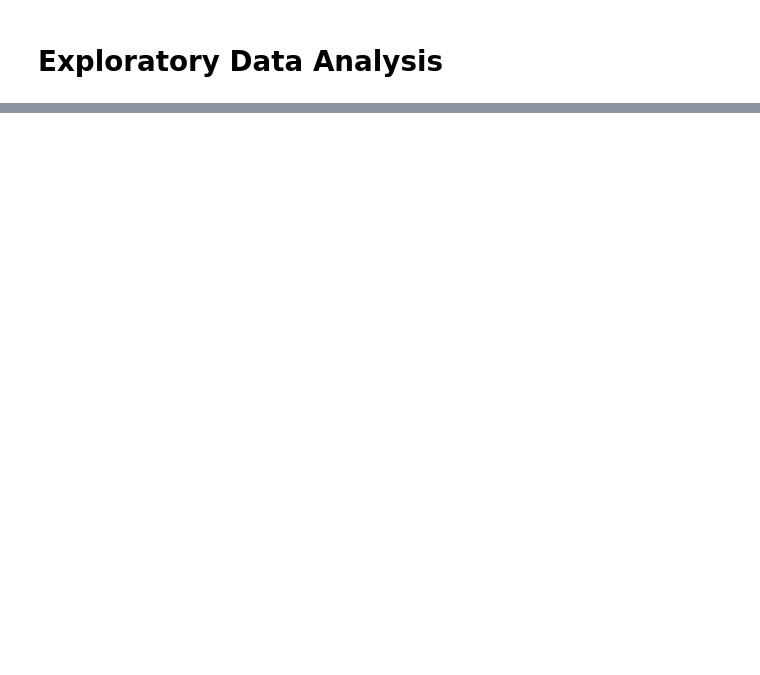
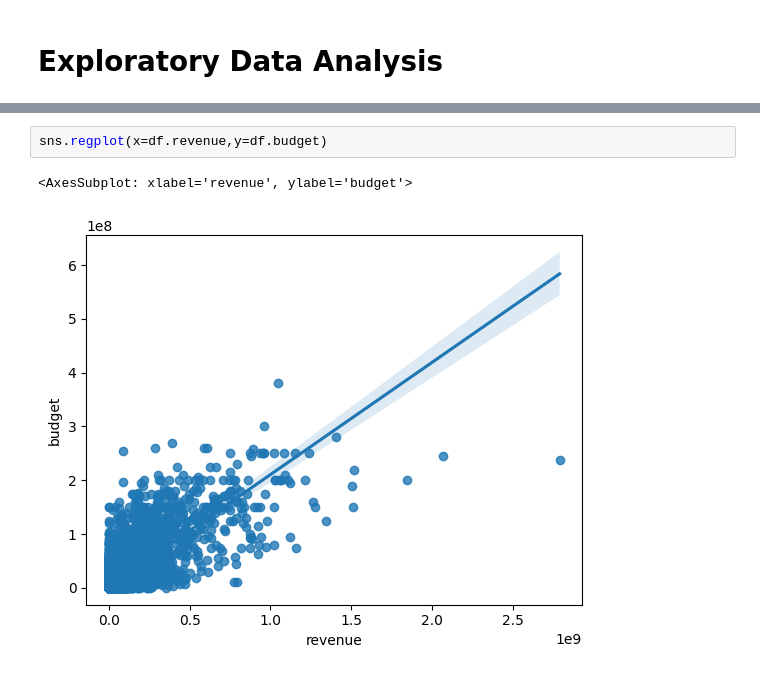
Before and after one commit to Tinmarian/PI1_MLOps_HENRY, a Jupyter notebook: EDA/EDA.ipynb, the cells around one changed output, grey strips where cells are left out. Cells and saved outputs as stored; diff of their text form; blank space fills up the shorter version.

```diff
--- a/EDA/EDA.ipynb
+++ b/EDA/EDA.ipynb
@@ -132,0 +264,5 @@ genero.genero.unique()
+# %%
+sns.regplot(x=df.revenue,y=df.budget)
+# %% [output]
+<AxesSubplot: xlabel='revenue', ylabel='budget'>
+[figure, added]
```
Also changed, not shown: parts of 25 cells of this notebook, 1 other file.
